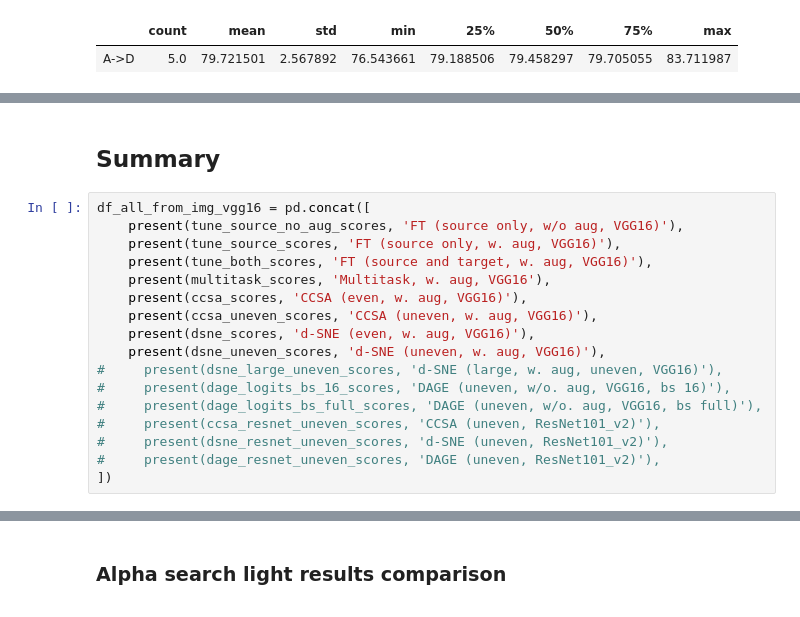
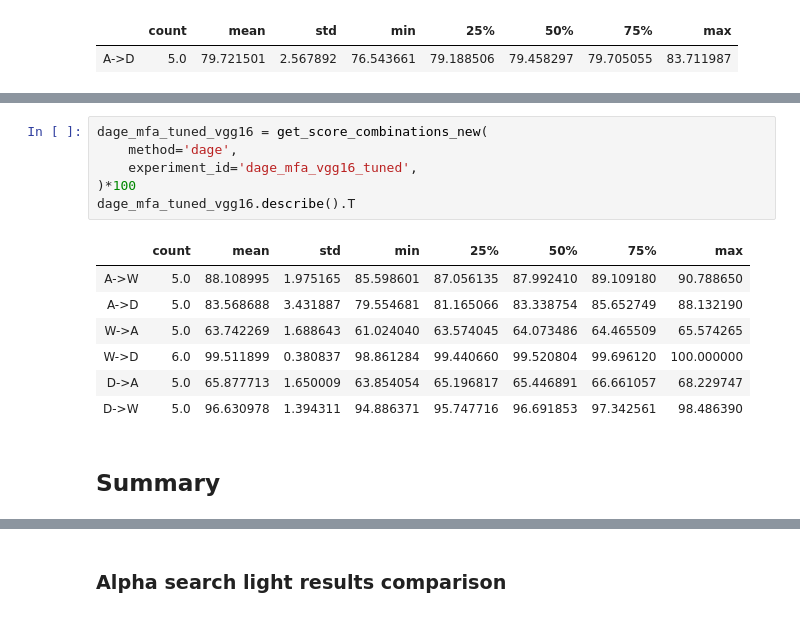
Before and after one commit to LukasHedegaard/dage, a Jupyter notebook: notebooks/test-eval.ipynb, the cells around one changed output, grey strips where cells are left out. Saved outputs shown, nothing was run; the diff lists cells and outputs as text.

```diff
--- a/notebooks/test-eval.ipynb
+++ b/notebooks/test-eval.ipynb
@@ -910,19 +926,16 @@ dage_bs_4096_comp.describe().T
+# %%
+dage_mfa_tuned_vgg16 = get_score_combinations_new(
+    method='dage',
+    experiment_id='dage_mfa_vgg16_tuned',
+)*100
+dage_mfa_tuned_vgg16.describe().T
+# %% [output]
+|  | count | mean | std | min | 25% | 50% | 75% | max |
+| A->W | 5.0 | 88.108995 | 1.975165 | 85.598601 | 87.056135 | 87.992410 | 89.109180 | 90.788650 |
+| A->D | 5.0 | 83.568688 | 3.431887 | 79.554681 | 81.165066 | 83.338754 | 85.652749 | 88.132190 |
+| W->A | 5.0 | 63.742269 | 1.688643 | 61.024040 | 63.574045 | 64.073486 | 64.465509 | 65.574265 |
+| W->D | 6.0 | 99.511899 | 0.380837 | 98.861284 | 99.440660 | 99.520804 | 99.696120 | 100.000000 |
+| D->A | 5.0 | 65.877713 | 1.650009 | 63.854054 | 65.196817 | 65.446891 | 66.661057 | 68.229747 |
+| D->W | 5.0 | 96.630978 | 1.394311 | 94.886371 | 95.747716 | 96.691853 | 97.342561 | 98.486390 |
 # %% [markdown]
 ## Summary
-# %%
-df_all_from_img_vgg16 = pd.concat([
-    present(tune_source_no_aug_scores, 'FT (source only, w/o aug, VGG16)'),
-    present(tune_source_scores, 'FT (source only, w. aug, VGG16)'),
-    present(tune_both_scores, 'FT (source and target, w. aug, VGG16)'),
-    present(multitask_scores, 'Multitask, w. aug, VGG16'),
-    present(ccsa_scores, 'CCSA (even, w. aug, VGG16)'),
-    present(ccsa_uneven_scores, 'CCSA (uneven, w. aug, VGG16)'),
-    present(dsne_scores, 'd-SNE (even, w. aug, VGG16)'),
-    present(dsne_uneven_scores, 'd-SNE (uneven, w. aug, VGG16)'),
-#     present(dsne_large_uneven_scores, 'd-SNE (large, w. aug, uneven, VGG16)'),
-#     present(dage_logits_bs_16_scores, 'DAGE (uneven, w/o. aug, VGG16, bs 16)'),
-#     present(dage_logits_bs_full_scores, 'DAGE (uneven, w/o. aug, VGG16, bs full)'),
-#     present(ccsa_resnet_uneven_scores, 'CCSA (uneven, ResNet101_v2)'),
-#     present(dsne_resnet_uneven_scores, 'd-SNE (uneven, ResNet101_v2)'),
-#     present(dage_resnet_uneven_scores, 'DAGE (uneven, ResNet101_v2)'),
-])
```
Also changed, not shown: parts of 8 cells of this notebook.
